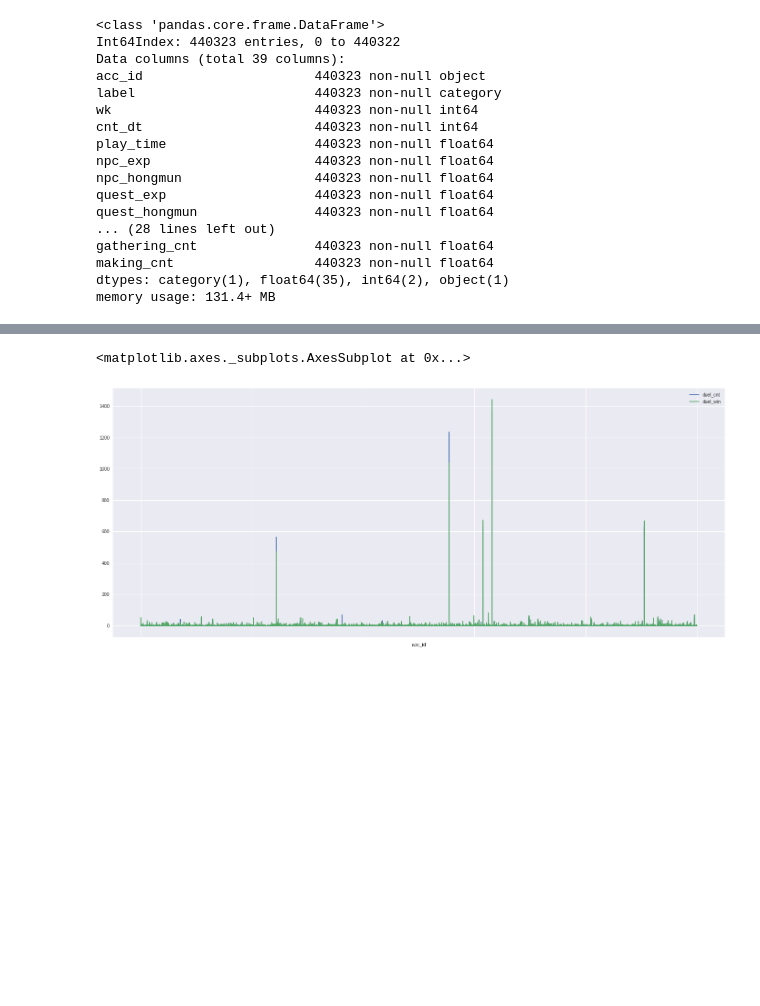
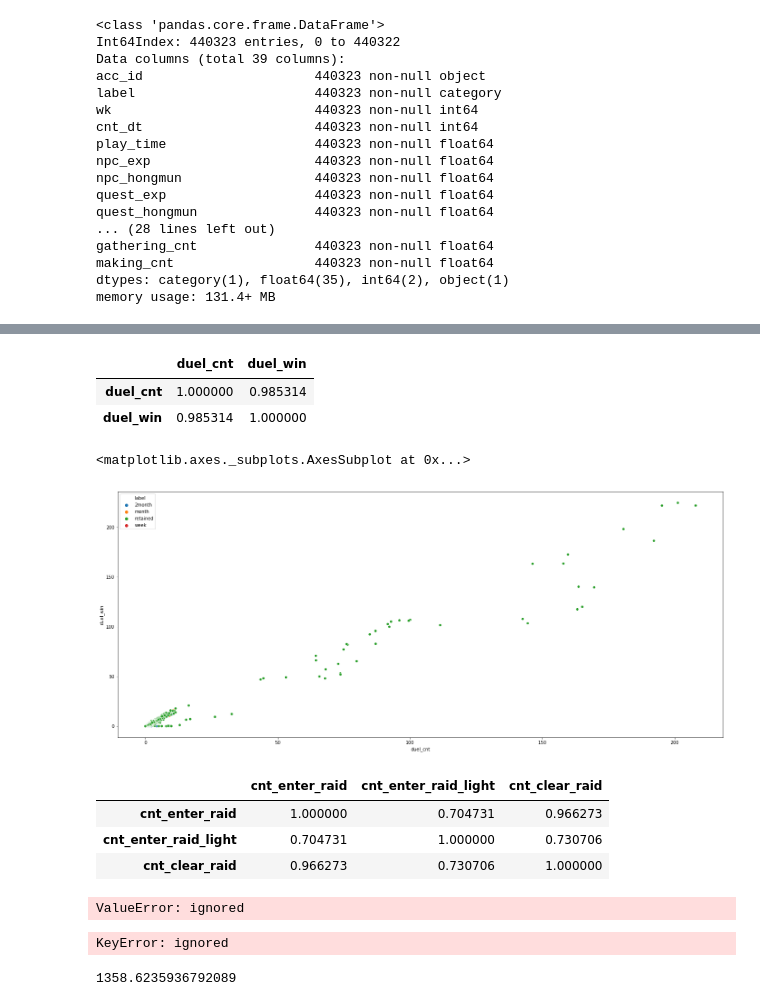
Before and after one commit to kookoowaa/Projects, a Jupyter notebook: Churn_with_Online_game/EDA_cwp.ipynb, the cells around one changed output, grey strips where cells are left out. Saved outputs shown, nothing was run; the diff lists cells and outputs as text; code cells hidden in the pictures; blank space fills up the shorter version.

```diff
--- a/Churn_with_Online_game/EDA_cwp.ipynb
+++ b/Churn_with_Online_game/EDA_cwp.ipynb
@@ -96,5 +121,35 @@ sns.heatmap(rd_corr)
+# %%
+rd.iloc[:, 12:14].corr()
+# %% [output]
+|  | duel_cnt | duel_win |
+| duel_cnt | 1.000000 | 0.985314 |
+| duel_win | 0.985314 | 1.000000 |
+# %%
+sns.scatterplot(x = 'duel_cnt', y = 'duel_win', hue = 'label', data = rd)
+# %% [output]
+<matplotlib.axes._subplots.AxesSubplot at 0x...>
+[figure, added]
+# %%
+rd.loc[:, ['cnt_enter_raid', 'cnt_enter_raid_light', 'cnt_clear_raid']].corr()
+# %% [output]
+|  | cnt_enter_raid | cnt_enter_raid_light | cnt_clear_raid |
+| cnt_enter_raid | 1.000000 | 0.704731 | 0.966273 |
+| cnt_enter_raid_light | 0.704731 | 1.000000 | 0.730706 |
+| cnt_clear_raid | 0.966273 | 0.730706 | 1.000000 |
+# %%
+rd.loc[:, ['label', 'cnt_enter_raid', 'cnt_enter_raid_light', 'cnt_clear_raid']].stack(level = ['cnt_enter_raid', 'cnt_enter_raid_light', 'cnt_clear_raid', 'label'])
+# %% [output]
+ValueError: ignored
+# %%
+
+
+
+raid_facet = sns.FacetGrid(data = rd, col = 3)
+raid_facet.map(sns.scatterplot, )
+#sns.scatterplot(x = 'duel_cnt', y = 'duel_win', hue = 'label', data = rd)
+# %% [output]
+KeyError: ignored
 # %%
-rd.groupby(['acc_id']).sum()[['duel_cnt', 'duel_win']].plot()s
+max(rd.groupby(['acc_id']).sum()['duel_cnt'])
 # %% [output]
-<matplotlib.axes._subplots.AxesSubplot at 0x...>
+1358.6235936792089
-[figure, removed]
```
Also changed, not shown: parts of 3 cells of this notebook.
